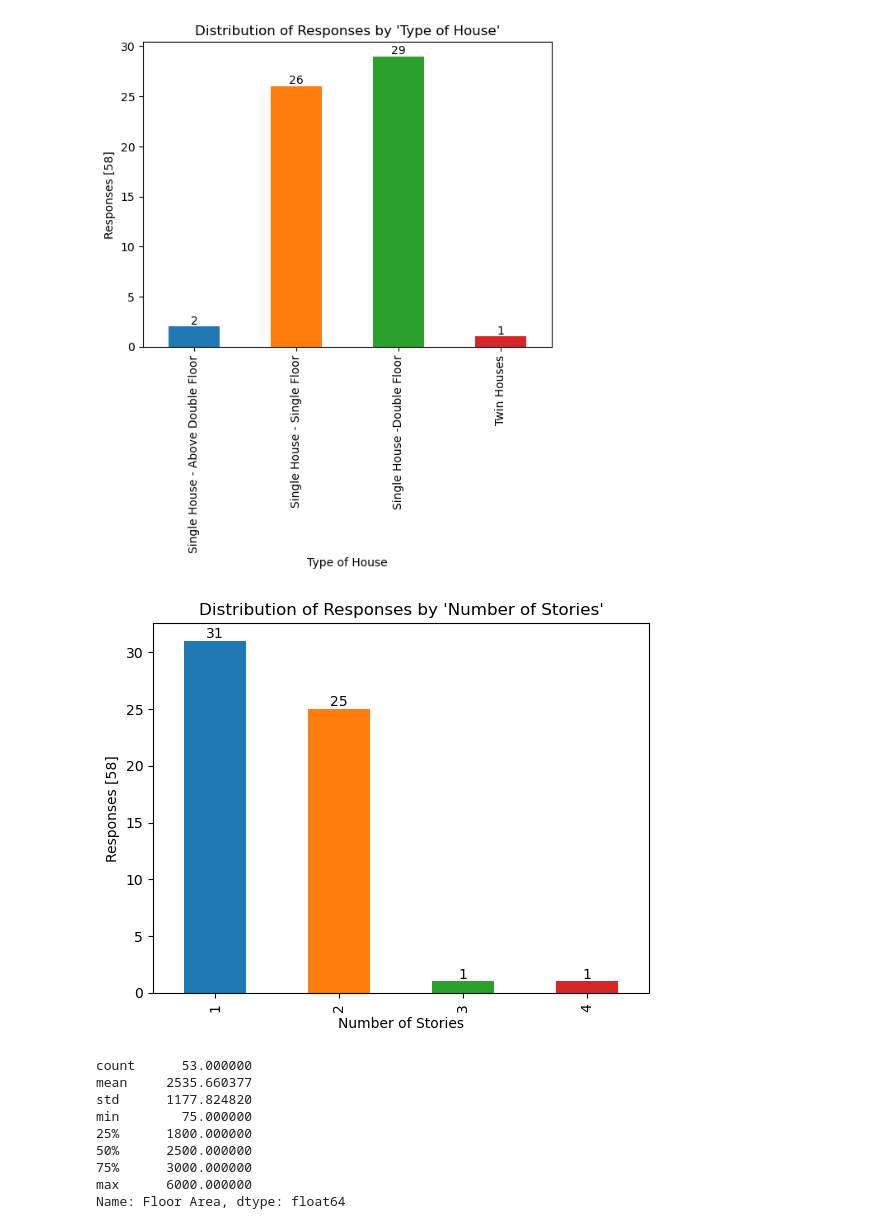
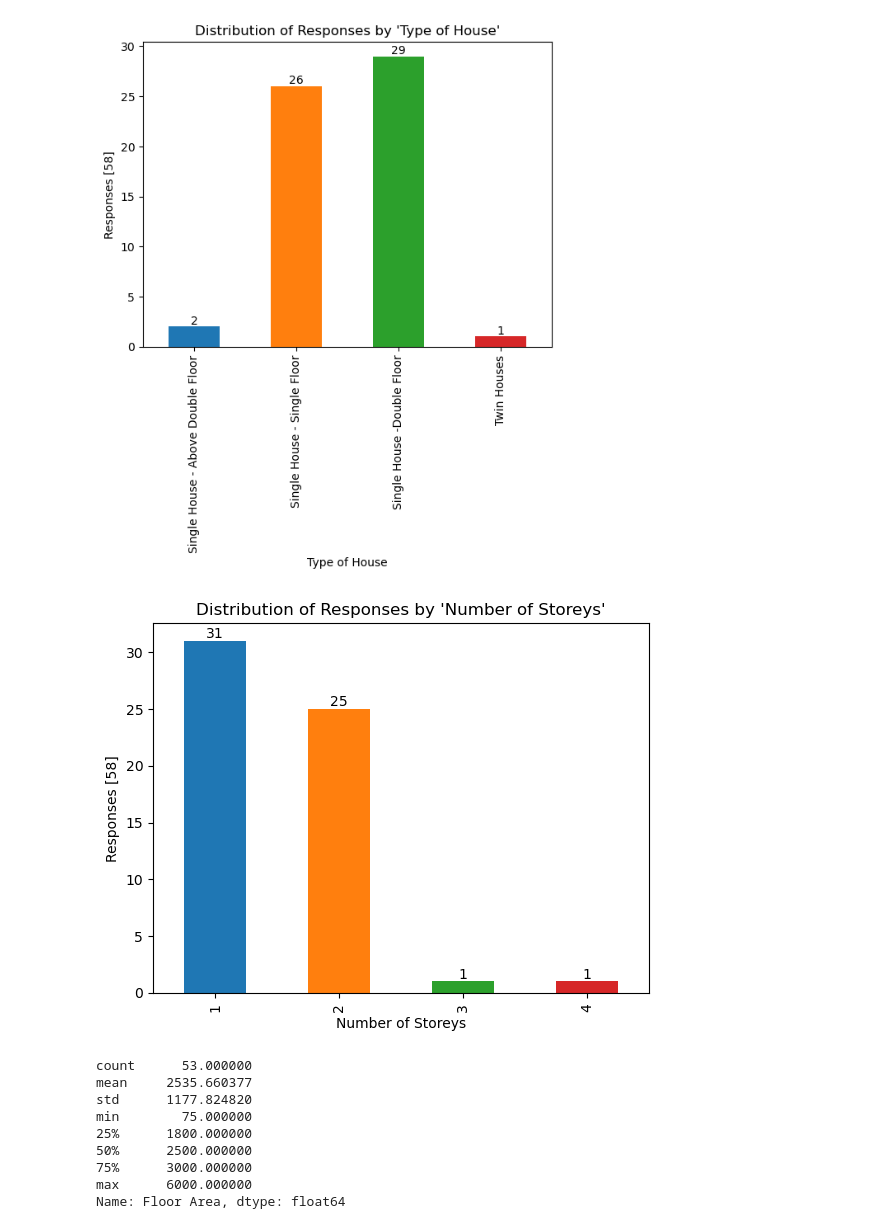
Before and after one commit to pcperera/energy-usage-sri-lanka, a Jupyter notebook: descriptive.ipynb, the cells around one changed output. Saved outputs shown, nothing was run; the diff lists cells and outputs as text; code cells hidden in the pictures.

```diff
--- a/descriptive.ipynb
+++ b/descriptive.ipynb
@@ -48,7 +49,7 @@ df = raw_df
 df.rename(columns={'Which of the following time periods best describes when your house was built?': 'Year of Construction'}, inplace=True)
 df.rename(columns={'What do you know about the architecture of the house?': 'House Architecture'}, inplace=True)
 df.rename(columns={'Select the best option which describes your house': 'Type of House'}, inplace=True)
-df.rename(columns={'How many stories does your house have?': 'Number of Stories'}, inplace=True)
+df.rename(columns={'How many stories does your house have?': 'Number of Storeys'}, inplace=True)
 df.rename(columns={'Current attendance at school or other educational institution': 'Current Education'}, inplace=True)
 df.rename(columns={'State the area of your house in square feet?': 'Floor Area'}, inplace=True)
 df.rename(columns={'Was your wiring done by a professional electrician?': 'Professional Wiring'}, inplace=True)
@@ -100,7 +101,7 @@ Name: Number of Stories, dtype: float64
 # %%
 # We have one entry with number of floors = 0. Replace that with the median (which is 1)
 
-df['Number of Stories'] = df['Number of Stories'].replace(0, 1)
+df['Number of Storeys'] = df['Number of Storeys'].replace(0, 1)
 # %%
 df['Year of Construction'] = df['Year of Construction'].replace('Before 1980', '1980 >')
 df['Year of Construction'] = df['Year of Construction'].replace('After 2019', '2019 <')
@@ -173,7 +179,7 @@ df['Number of Stories'] =  pd.to_numeric(df['Number of Stories'], errors='coerce
 # %%
-bar_plot('Number of Stories')
+bar_plot('Number of Storeys')
 # %% [output]
-[figure, old version]
+[figure, new version]
 # %%
 df['Floor Area'] =  pd.to_numeric(df['Floor Area'], errors='coerce')
 df['Floor Area'].describe()
```
Also changed, not shown: parts of 13 cells of this notebook, 7 other files.
